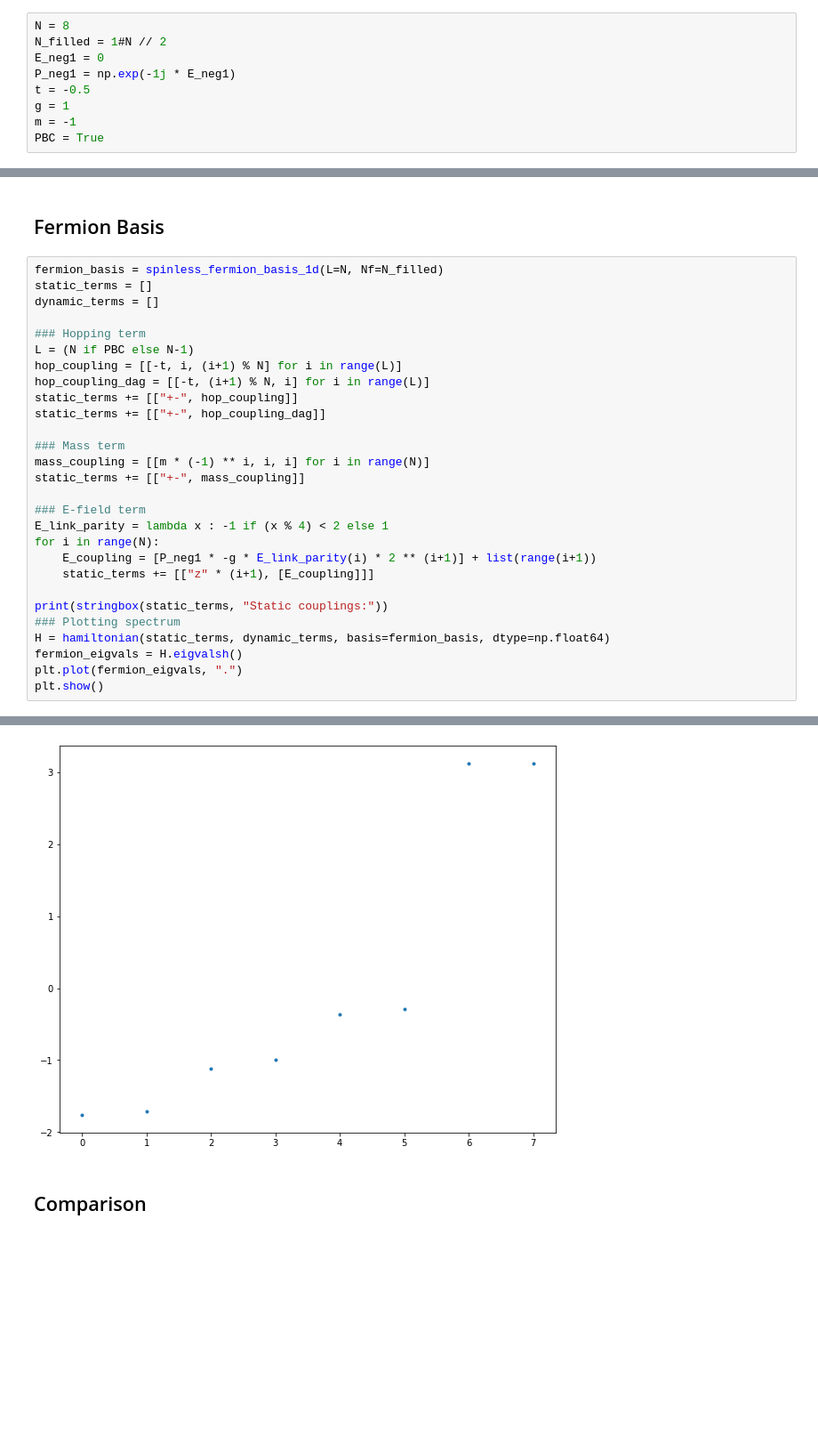
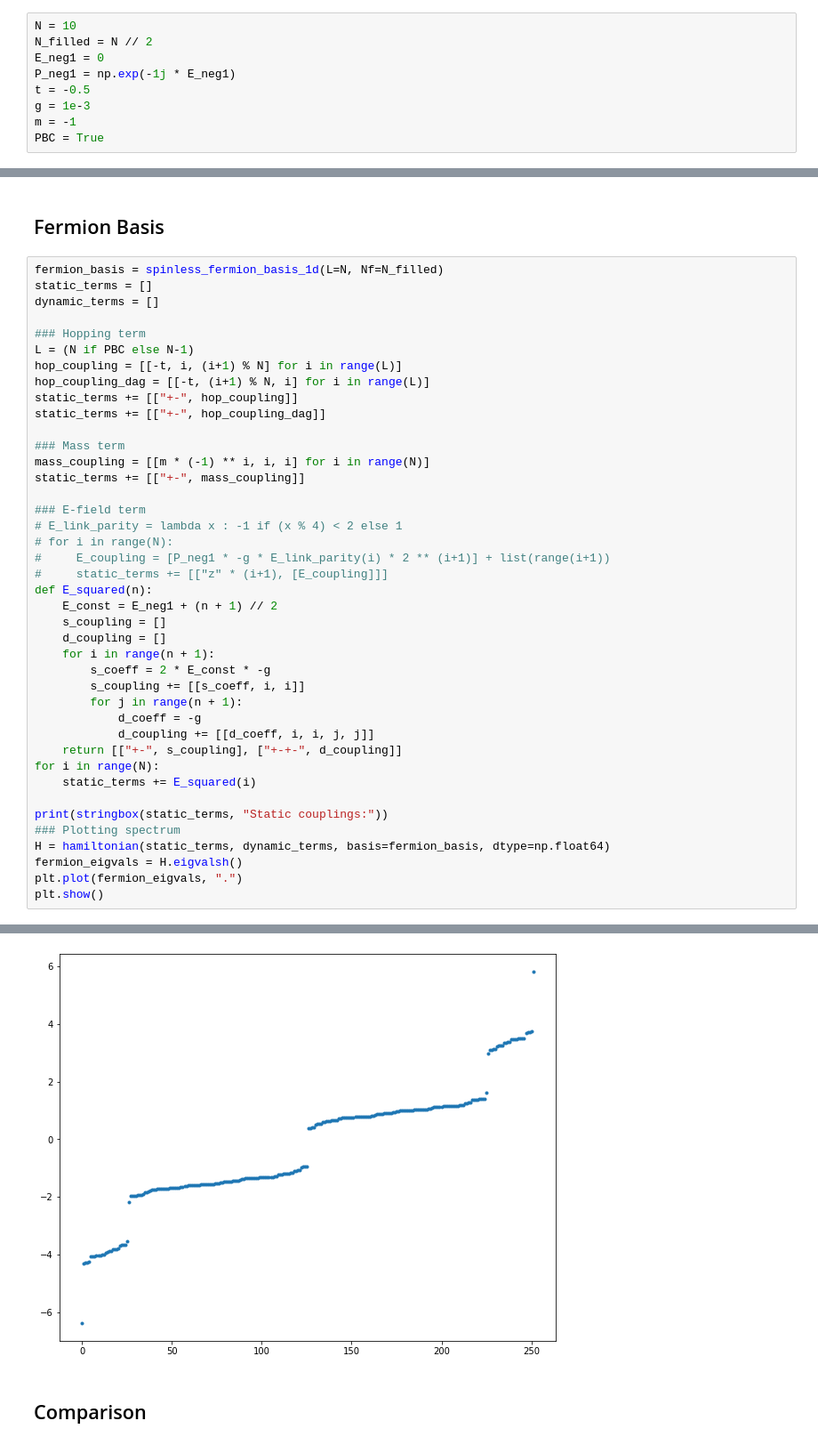
Before and after one commit to jacarolan/QuSpinLatticeFermions, a Jupyter notebook: U(1) Theory.ipynb, the cells around one changed output, grey strips where cells are left out. Shown at 89% size. Cells and saved outputs as stored; diff of their text form; blank space fills up the shorter version.

```diff
--- a/U(1) Theory.ipynb
+++ b/U(1) Theory.ipynb
@@ -12,12 +12,12 @@ plt.rcParams['figure.figsize'] = [10, 8]
 # %% [markdown]
 ## Define Constants/Helpers
 # %%
-N = 8
-N_filled = 1#N // 2
+N = 10
+N_filled = N // 2
 E_neg1 = 0
 P_neg1 = np.exp(-1j * E_neg1)
 t = -0.5
-g = 1
+g = 1e-3
 m = -1
 PBC = True
 # %%
@@ -99,10 +99,23 @@ mass_coupling = [[m * (-1) ** i, i, i] for i in range(N)]
 static_terms += [["+-", mass_coupling]]
 
 ### E-field term
-E_link_parity = lambda x : -1 if (x % 4) < 2 else 1
+# E_link_parity = lambda x : -1 if (x % 4) < 2 else 1
+# for i in range(N):
+#     E_coupling = [P_neg1 * -g * E_link_parity(i) * 2 ** (i+1)] + list(range(i+1))
+#     static_terms += [["z" * (i+1), [E_coupling]]]
+def E_squared(n):
+    E_const = E_neg1 + (n + 1) // 2
+    s_coupling = []
+    d_coupling = []
+    for i in range(n + 1):
+        s_coeff = 2 * E_const * -g
+        s_coupling += [[s_coeff, i, i]]
+        for j in range(n + 1):
+            d_coeff = -g
+            d_coupling += [[d_coeff, i, i, j, j]]
+    return [["+-", s_coupling], ["+-+-", d_coupling]]
 for i in range(N):
-    E_coupling = [P_neg1 * -g * E_link_parity(i) * 2 ** (i+1)] + list(range(i+1))
-    static_terms += [["z" * (i+1), [E_coupling]]]
+    static_terms += E_squared(i)
 
 print(stringbox(static_terms, "Static couplings:"))
 ### Plotting spectrum
@@ -116,8 +129,8 @@ Static couplings:---------------------------------------------------------------
 ----------------------------------------------------------------------------------------------------
 Hermiticity check passed!
 Symmetry checks passed!
 Particle conservation check passed!
-[figure, old version]
+[figure, new version]
 # %% [markdown]
 ## Comparison
 # %%
```
Also changed, not shown: parts of 5 cells of this notebook.
